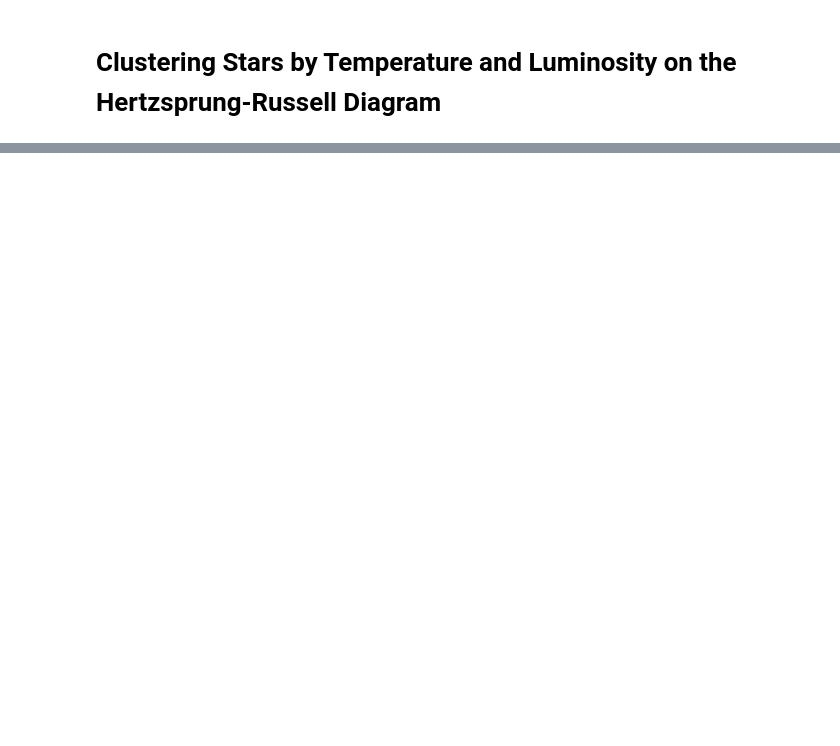
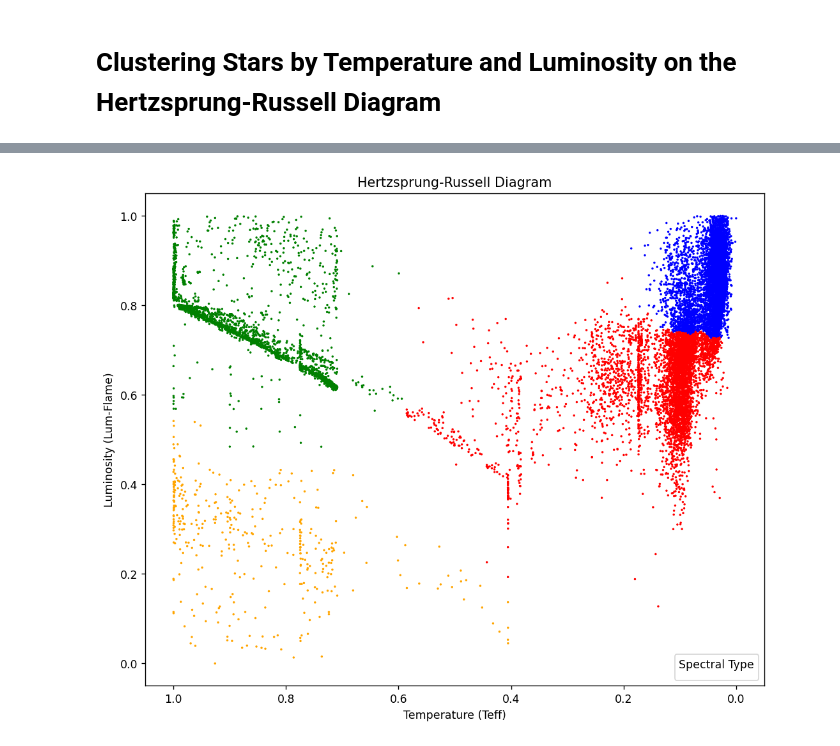
Before and after one commit to TheBigJig1/DSCI101_Clustering_Project, a Jupyter notebook: clustering.ipynb, the cells around one changed output, grey strips where cells are left out. Saved outputs shown, nothing was run; the diff lists cells and outputs as text; code cells hidden in the pictures; blank space fills up the shorter version.

Commit message:
Heirarchical clustering done

```diff
--- a/clustering.ipynb
+++ b/clustering.ipynb
@@ -71,0 +75,53 @@ kmeans = KMeans(n_clusters=10)
+# %%
+# Read the CSV file
+df = pd.read_csv("filteredGaia2.csv")
+
+# Remove rows where 'Lum-Flame' is null
+df = df.dropna(subset=['Lum-Flame'])
+
+# Apply log base 10 transformation to 'Lum-Flame'
+df['Lum-Flame'] = np.log10(df['Lum-Flame'])
+
+# Remove rows where 15000 < Teff < 15100
+df = df[~df['Teff'].between(15000, 15100)]
+
+# Initialize the MinMaxScaler
+scaler = MinMaxScaler()
+
+# Normalize the 'Teff' and 'Lum-Flame' columns
+df[['Teff', 'Lum-Flame']] = scaler.fit_transform(df[['Teff', 'Lum-Flame']])
+
+# Output the result to a new CSV file
+df.to_csv("normalizedGaia.csv", index=False)
+
+dataC = pd.read_csv('normalizedGaia.csv')
+
+x = pd.DataFrame(dataC, columns=['Teff', 'Lum-Flame'])
+y = pd.DataFrame(dataC, columns=['Spectral Type'])
+
+# # Apply KMeans clustering
+# model = KMeans(n_clusters=4)
+# model.fit(x)
+
+# Apply Agglomerative Clustering
+model = AgglomerativeClustering(n_clusters=5)
+predicted = model.fit_predict(x)
+
+# plot kmeans obtained groups
+plt.figure(figsize=(10, 8), dpi=125)
+colors = np.array(['red', 'green', 'blue', 'orange', 'purple'])
+predicted = np.choose(model.labels_, [0,1,2,3,4]).astype(np.int64)
+
+plt.scatter(x['Teff'], x['Lum-Flame'], c=colors[predicted], s=1)
+
+# Add labels and title
+plt.xlabel('Temperature (Teff)')
+plt.ylabel('Luminosity (Lum-Flame)')
+plt.title('Hertzsprung-Russell Diagram')
+plt.legend(title='Spectral Type')
+
+plt.gca().invert_xaxis()
+
+plt.show()
+# %% [output]
+[figure, added]
```
Also changed, not shown: parts of 5 cells of this notebook, 1 other file.
